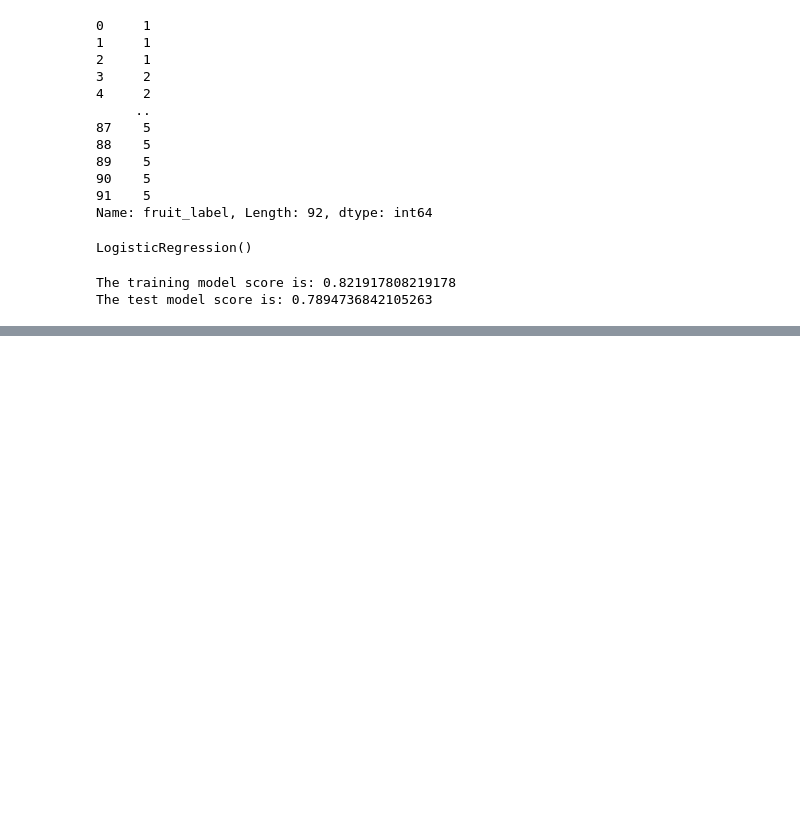
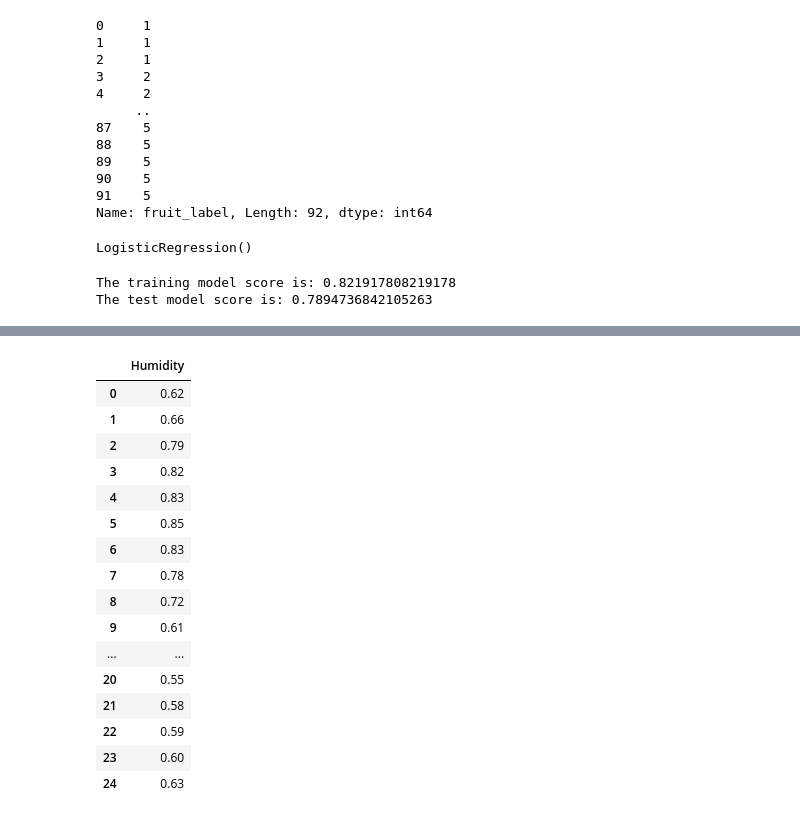
Before and after one commit to RochaErik/X-Overfitting-underfitting, a Jupyter notebook: Overfitting_underfitting.ipynb, the cells around one changed output, grey strips where cells are left out. Drawn from its saved outputs; the diff is of its cells as text; code cells hidden in the pictures; blank space fills up the shorter version.

```diff
--- a/Overfitting_underfitting.ipynb
+++ b/Overfitting_underfitting.ipynb
@@ -387,0 +431,21 @@ The test model score is: 0.7894736842105263
+# %%
+y = pd.DataFrame(weather_data['Humidity'])
+y
+# %% [output]
+|  | Humidity |
+| 0 | 0.62 |
+| 1 | 0.66 |
+| 2 | 0.79 |
+| 3 | 0.82 |
+| 4 | 0.83 |
+| 5 | 0.85 |
+| 6 | 0.83 |
+| 7 | 0.78 |
+| 8 | 0.72 |
+| 9 | 0.61 |
+| ... | ... |
+| 20 | 0.55 |
+| 21 | 0.58 |
+| 22 | 0.59 |
+| 23 | 0.60 |
+| 24 | 0.63 |
```
Also changed, not shown: parts of 9 cells of this notebook, 1 other file.
